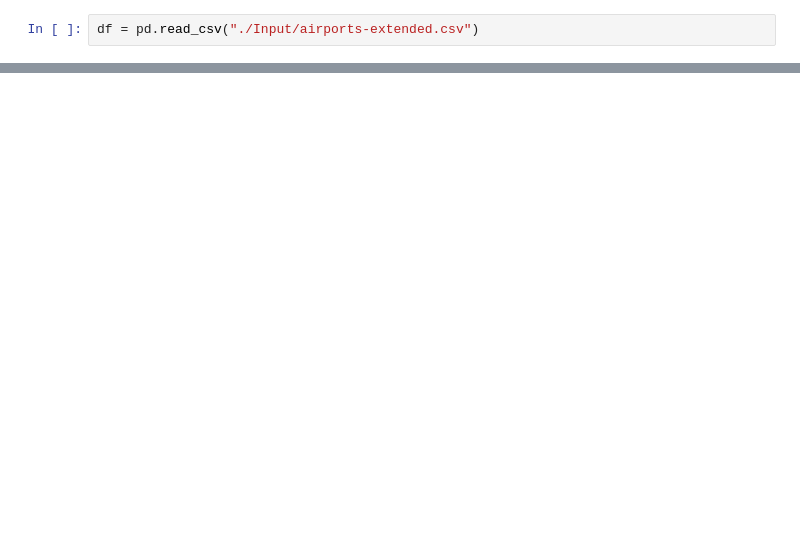
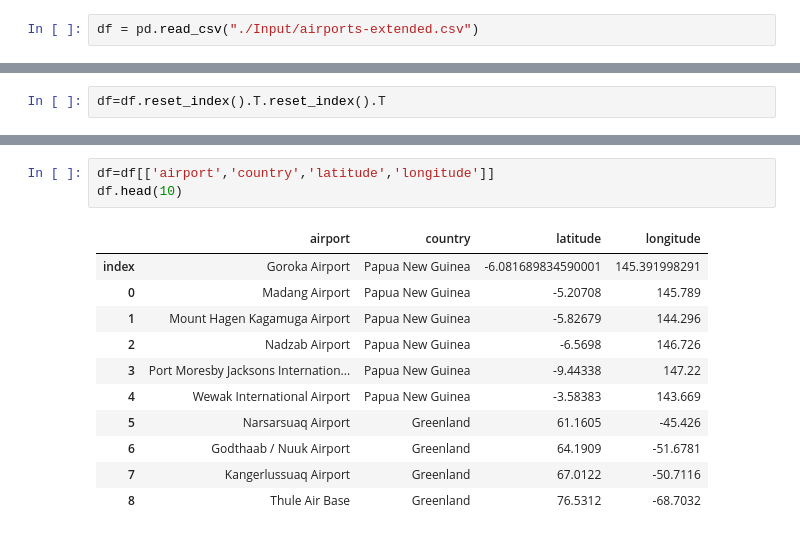
Before and after one commit to cprietosegura/project-mongo, a Jupyter notebook: airports.ipynb, the cells around one changed output, grey strips where cells are left out. Drawn from its saved outputs; the diff is of its cells as text; blank space fills up the shorter version.

```diff
--- a/airports.ipynb
+++ b/airports.ipynb
@@ -4,0 +20,2 @@ df = pd.read_csv("./Input/airports-extended.csv")
+# %%
+df=df.reset_index().T.reset_index().T
@@ -4,0 +45,15 @@ df = pd.read_csv("./Input/airports-extended.csv")
+# %%
+df=df[['airport','country','latitude','longitude']]
+df.head(10)
+# %% [output]
+|  | airport | country | latitude | longitude |
+| index | Goroka Airport | Papua New Guinea | -6.081689834590001 | 145.391998291 |
+| 0 | Madang Airport | Papua New Guinea | -5.20708 | 145.789 |
+| 1 | Mount Hagen Kagamuga Airport | Papua New Guinea | -5.82679 | 144.296 |
+| 2 | Nadzab Airport | Papua New Guinea | -6.5698 | 146.726 |
+| 3 | Port Moresby Jacksons Internation... | Papua New Guinea | -9.44338 | 147.22 |
+| 4 | Wewak International Airport | Papua New Guinea | -3.58383 | 143.669 |
+| 5 | Narsarsuaq Airport | Greenland | 61.1605 | -45.426 |
+| 6 | Godthaab / Nuuk Airport | Greenland | 64.1909 | -51.6781 |
+| 7 | Kangerlussuaq Airport | Greenland | 67.0122 | -50.7116 |
+| 8 | Thule Air Base | Greenland | 76.5312 | -68.7032 |
```
Also changed, not shown: parts of 19 cells of this notebook, 2 other files.
